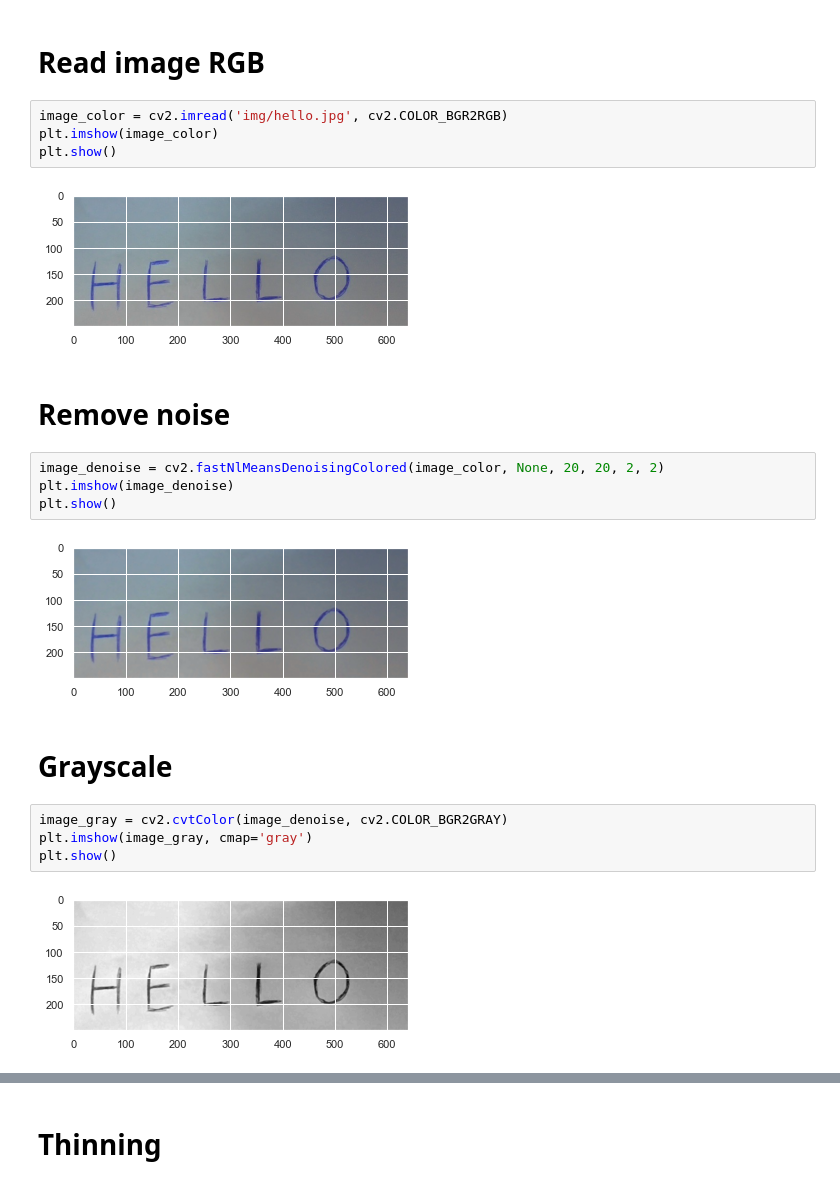
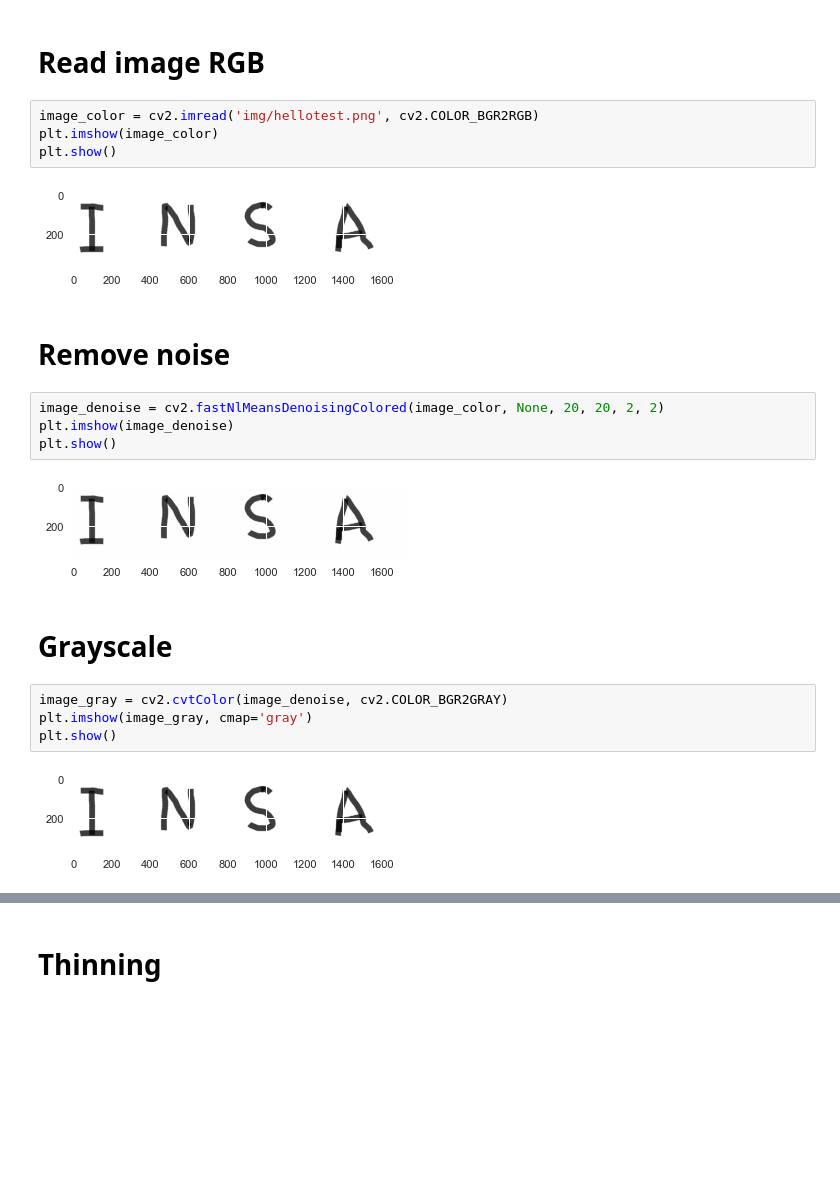
Before and after one commit to mohammedAljadd/smart-glasses, a Jupyter notebook: Model training/Handwriting recognition/2 - Text recognition.ipynb, the cells around one changed output, grey strips where cells are left out. Saved outputs shown, nothing was run; the diff lists cells and outputs as text; blank space fills up the shorter version.

```diff
--- a/Model training/Handwriting recognition/2 - Text recognition.ipynb
+++ b/Model training/Handwriting recognition/2 - Text recognition.ipynb
@@ -50,11 +46,11 @@ output_labels = ['0', '1', '2', '3', '4', '5', '6', '7', '8', '9',
 # %% [markdown]
 # Read image RGB
 # %%
-image_color = cv2.imread('img/hello.jpg', cv2.COLOR_BGR2RGB)
+image_color = cv2.imread('img/hellotest.png', cv2.COLOR_BGR2RGB)
 plt.imshow(image_color)
 plt.show()
 # %% [output]
-[figure, old version]
+[figure, new version]
 # %% [markdown]
 # Remove noise
 # %%
@@ -62,7 +58,7 @@ image_denoise = cv2.fastNlMeansDenoisingColored(image_color, None, 20, 20, 2, 2)
 plt.imshow(image_denoise)
 plt.show()
 # %% [output]
-[figure, old version]
+[figure, new version]
 # %% [markdown]
 # Grayscale
 # %%
@@ -70,7 +66,7 @@ image_gray = cv2.cvtColor(image_denoise, cv2.COLOR_BGR2GRAY)
 plt.imshow(image_gray, cmap='gray')
 plt.show()
 # %% [output]
-[figure, old version]
+[figure, new version]
 # %%
 image_binary = cv2.adaptiveThreshold(image_gray, 255,cv2.ADAPTIVE_THRESH_GAUSSIAN_C,cv2.THRESH_BINARY,11,5)
 plt.imshow(image_binary, cmap='gray')
```
Also changed, not shown: parts of 10 cells of this notebook, 4 other files.
